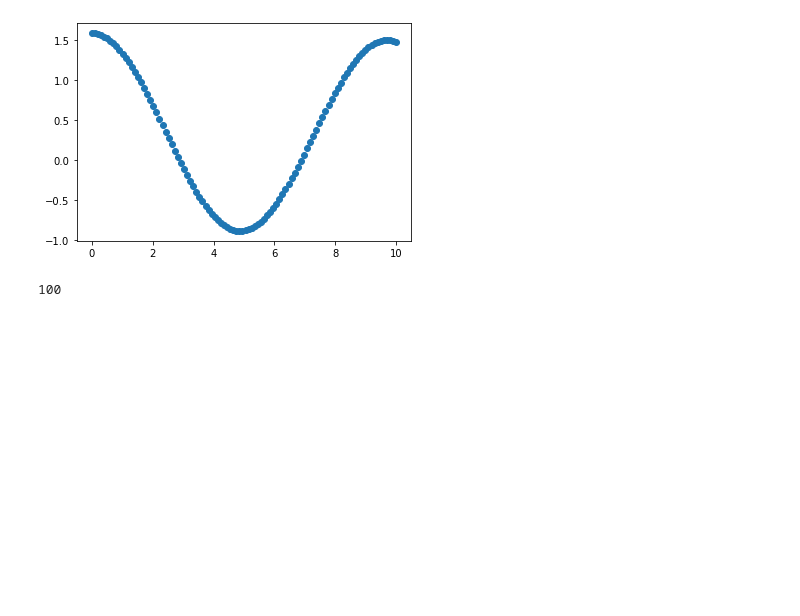
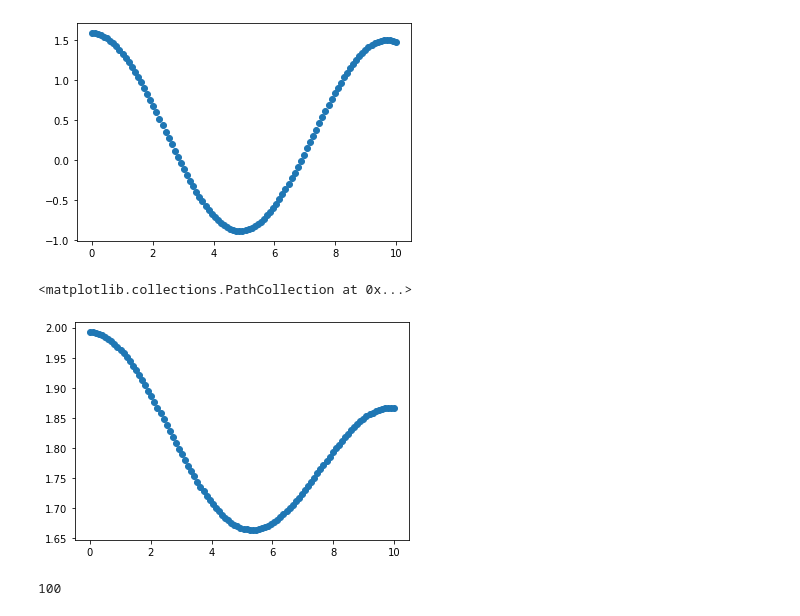
Before and after one commit to licTomasPerez/RMN-Max_Ent, a Jupyter notebook: RMN-markov eq.ipynb, the cells around one changed output. Cells and saved outputs as stored; diff of their text form; code cells hidden in the pictures; blank space fills up the shorter version.

```diff
--- a/RMN-markov eq.ipynb
+++ b/RMN-markov eq.ipynb
@@ -297,6 +272,7 @@ ts = np.linspace(0, tmax, no_steps)
 coherences_at_timet = [linalg.expm(1j * Mmatrix * t) @ c0 for t in ts]
 # %%
 fidelity_at_timet = []
+cluster_spin_size_at_timet = []
 timespan = list(ts)
 
 for t in ts:
@@ -307,11 +283,25 @@ for t in ts:
                    for m in range(M))
     fidelity_at_timet.append(local_val)
     local_val = 0
+    local_val = sum(m**2 * local_list[m] * me.power_law_weight(coherence = m,
+                                                                       time = t,
+                                                                       power_law_factor = a)
+                   for m in range(M))
+    cluster_spin_size_at_timet.append(local_val)
+    local_val = 0
+
+assert len(fidelity_at_timet) == len(ts)
+assert len(cluster_spin_size_at_timet) == len(ts)
 # %%
 plt.scatter(ts, (fidelity_at_timet))
 # %% [output]
 <matplotlib.collections.PathCollection at 0x...>
 [figure]
+# %%
+plt.scatter(ts, (cluster_spin_size_at_timet))
+# %% [output]
+<matplotlib.collections.PathCollection at 0x...>
+[figure, added]
 # %%
 len(result[:, 0])
 # %% [output]
```
Also changed, not shown: parts of 21 cells of this notebook.
